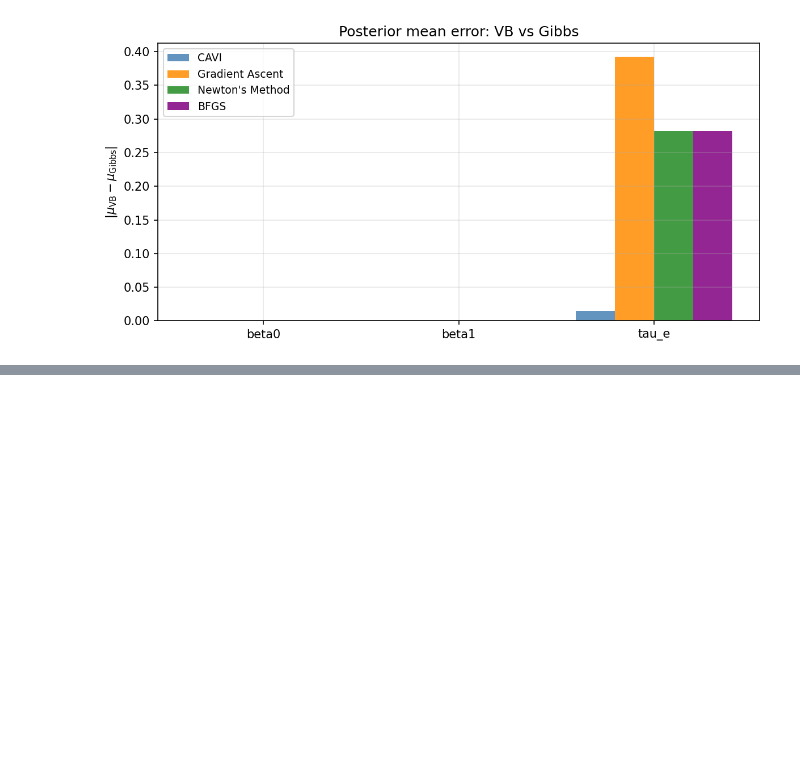
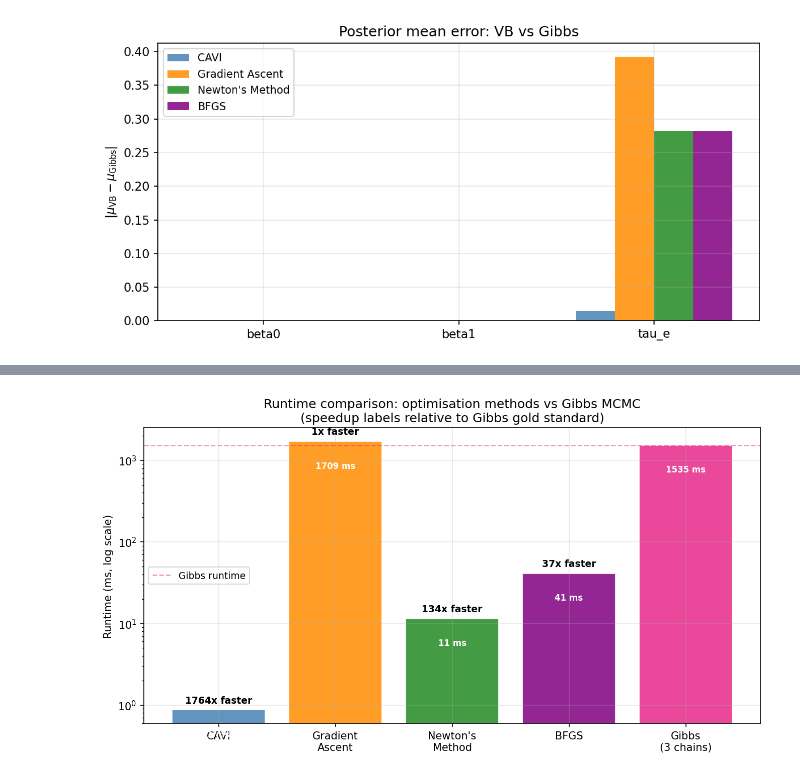
Before and after one commit to david-ewing-nz/ENEL445, a Jupyter notebook: python/linear_run.ipynb, the cells around one changed output, grey strips where cells are left out. Drawn from its saved outputs; the diff is of its cells as text; code cells hidden in the pictures; blank space fills up the shorter version.

```diff
--- a/python/linear_run.ipynb
+++ b/python/linear_run.ipynb
@@ -888,9 +905,9 @@ plt.show()
   Saved: linear_mean_errors.png
 [figure]
 # %%
-# --- Table 1: Optimisation performance ---
+
+# --- Table writer ---
 def write_tblr(rows, header, caption_label, path):
-    """Write a tabularray .tex snippet."""
     ncols = len(header)
     colspec = 'l' + 'r' * (ncols - 1)
     lines = []
@@ -903,37 +920,106 @@ def write_tblr(rows, header, caption_label, path):
         f.write('\n'.join(lines) + '\n')
     print(f'Saved: {path.name}')
 
-# Performance table
-perf_header = ['Method', 'Iterations', 'Runtime (ms)', 'Final ELBO', 'Converged']
+# --- Collect runtimes ---
+runtimes_ms = {
+    'CAVI':             t_cavi * 1000,
+    'Gradient Ascent':  res_ga['runtime'] * 1000,
+    "Newton's Method":  res_newton['runtime'] * 1000,
+    'BFGS':             res_bfgs['runtime'] * 1000,
+    'Gibbs (3 chains)': t_gibbs * 1000,
+}
+t_gibbs_ms = runtimes_ms['Gibbs (3 chains)']
+gibbs_converged = all(v < 1.01 for v in rhat.values())
+
+# --- Table 1: Performance + Gibbs + Speedup ---
+perf_header = ['Method', 'Iterations', 'Runtime (ms)', 'Speedup vs Gibbs', 'Final ELBO', 'Converged']
 perf_rows = [
-    ['CAVI',             res_cavi['iterations'],   f'{t_cavi*1000:.1f}',
+    ['CAVI',
+     str(res_cavi['iterations']),
+     f'{runtimes_ms["CAVI"]:.1f}',
+     f'{t_gibbs_ms / runtimes_ms["CAVI"]:.0f}x',
      f'{float(cavi_elbo[-1]):.3f}', 'Yes'],
-    ['Gradient Ascent',  res_ga['iterations'],      f'{res_ga["runtime"]*1000:.1f}',
+    ['Gradient Ascent',
+     str(res_ga['iterations']),
+     f'{runtimes_ms["Gradient Ascent"]:.1f}',
+     f'{t_gibbs_ms / runtimes_ms["Gradient Ascent"]:.0f}x',
      f'{float(res_ga["elbo_history"][-1]):.3f}', 'Yes'],
-    ["Newton's Method",  res_newton['iterations'],  f'{res_newton["runtime"]*1000:.1f}',
+    ["Newton's Method",
+     str(res_newton['iterations']),
+     f'{runtimes_ms["Newton\'s Method"]:.1f}',
+     f'{t_gibbs_ms / runtimes_ms["Newton\'s Method"]:.1f}x',
      f'{float(res_newton["elbo_history"][-1]):.3f}', 'Yes'],
-    ['BFGS',             res_bfgs['iterations'],    f'{res_bfgs["runtime"]*1000:.1f}',
+    ['BFGS',
+     str(res_bfgs['iterations']),
+     f'{runtimes_ms["BFGS"]:.1f}',
+     f'{t_gibbs_ms / runtimes_ms["BFGS"]:.0f}x',
      f'{float(res_bfgs["elbo_history"][-1]):.3f}', 'Yes'],
+    ['Gibbs (3 chains)',
+     '3 x 5000',
+     f'{t_gibbs_ms:.1f}',
+     '1x (reference)',
+     'N/A (MCMC)',
+     'Yes' if gibbs_converged else 'No'],
 ]
 write_tblr(perf_rows, perf_header, 'tab:linear-perf', TABLES / 'linear_performance.tex')
 
-# Posterior summary table
-post_header = ['Method', r'$\mu_{\beta_0}$', r'$\mu_{\beta_1}$', r'$\mathrm{E}[\tau_e]$',
-               r'SD ratio $\beta_0$', r'SD ratio $\beta_1$', r'SD ratio $\tau_e$']
+df_perf = pl.DataFrame({h: [r[i] for r in perf_rows]
+                        for i, h in enumerate(perf_header)})
+print('\n--- Optimisation Performance vs Gibbs (gold standard) ---')
+display(df_perf)
+
+# --- Timing bar chart with speedup annotations ---
+method_labels = ['CAVI', 'Gradient\nAscent', "Newton's\nMethod", 'BFGS', 'Gibbs\n(3 chains)']
+method_keys   = ['CAVI', 'Gradient Ascent', "Newton's Method", 'BFGS', 'Gibbs (3 chains)']
+timing_values = [runtimes_ms[k] for k in method_keys]
+timing_colors = ['steelblue', 'darkorange', 'forestgreen', 'purple', '#E7298A']
+
+fig, ax = plt.subplots(figsize=(9, 5))
+bars = ax.bar(method_labels, timing_values, color=timing_colors, alpha=0.85, edgecolor='white')
+for bar, key in zip(bars, method_keys):
+    t = runtimes_ms[key]
+    if key != 'Gibbs (3 chains)':
+        speedup = t_gibbs_ms / t
+        ax.text(bar.get_x() + bar.get_width() / 2,
+                bar.get_height() * 1.15,
+                f'{speedup:.0f}x faster',
+                ha='center', va='bottom', fontsize=9, fontweight='bold', color='black')
+    ax.text(bar.get_x() + bar.get_width() / 2,
+            bar.get_height() / 2,
+            f'{t:.0f} ms',
+            ha='center', va='center', fontsize=8, color='white', fontweight='bold')
+ax.set_yscale('log')
+ax.set_ylabel('Runtime (ms, log scale)')
+ax.set_title('Runtime comparison: optimisation methods vs Gibbs MCMC\n'
+             '(speedup labels relative to Gibbs gold standard)')
+ax.axhline(t_gibbs_ms, color='#E7298A', lw=1.2, ls='--', alpha=0.5, label='Gibbs runtime')
+ax.legend(fontsize=9)
+plt.tight_layout()
+save_fig(fig, 'linear_timing_comparison.png')
+plt.show()
+
+# --- Table 2: Posterior summary (VB + Gibbs reference) ---
+post_header_tex = ['Method', r'$\mu_{\beta_0}$', r'$\mu_{\beta_1}$', r'$\mathrm{E}[\tau_e]$',
+                   r'SD ratio $\beta_0$', r'SD ratio $\beta_1$', r'SD ratio $\tau_e$']
+post_header_disp = ['Method', 'mu_beta0', 'mu_beta1', 'E[tau_e]',
+                    'SD ratio beta0', 'SD ratio beta1', 'SD ratio tau_e']
 post_rows = []
 for mname, mp in methods.items():
-    if p == 2:
-        mu_row = [f'{mp["mu"][0]:.4f}', f'{mp["mu"][1]:.4f}', f'{mp["a"]/mp["b"]:.4f}']
+    mu_row  = [f'{mp["mu"][0]:.4f}', f'{mp["mu"][1]:.4f}', f'{mp["a"]/mp["b"]:.4f}']
     sdr_row = [f'{sd_ratios[mname][pn]:.3f}' for pn in param_names]
     post_rows.append([mname] + mu_row + sdr_row)
 gibbs_row = ['Gibbs (ref)',
              f'{gibbs_means["beta0"]:.4f}', f'{gibbs_means["beta1"]:.4f}',
              f'{gibbs_means["tau_e"]:.4f}', '1.000', '1.000', '1.000']
 post_rows.append(gibbs_row)
-write_tblr(post_rows, post_header, 'tab:linear-post', TABLES / 'linear_posterior_summary.tex')
+write_tblr(post_rows, post_header_tex, 'tab:linear-post', TABLES / 'linear_posterior_summary.tex')
+
+df_post = pl.DataFrame({h: [r[i] for r in post_rows]
+                        for i, h in enumerate(post_header_disp)})
+print('\n--- Posterior Summary (VB methods vs Gibbs gold standard) ---')
+display(df_post)
 
 print('\nAll outputs complete.')
-import os
 print('\nFigures saved:')
 for f in sorted(FIGS.glob('linear_*.png')):
     print(f'  {f.name}')
@@ -960,0 +1042 @@ Tables saved:
+[figure, added]
```
Also changed, not shown: parts of 6 cells of this notebook, 9 other files.
